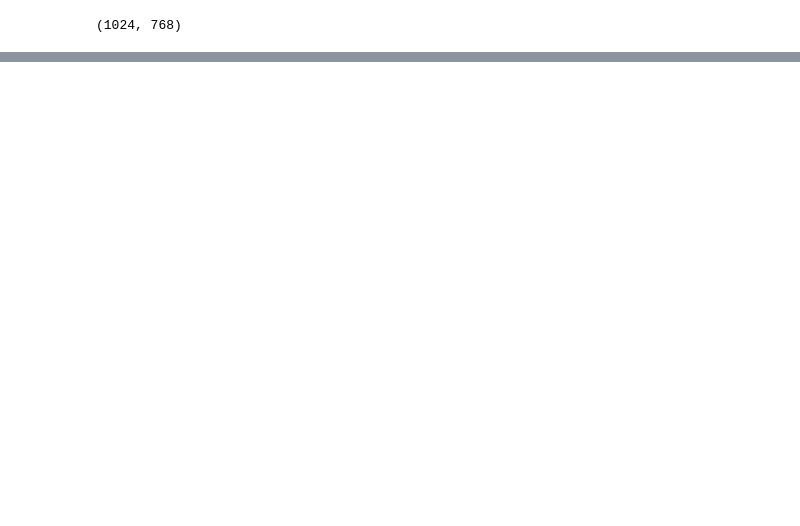
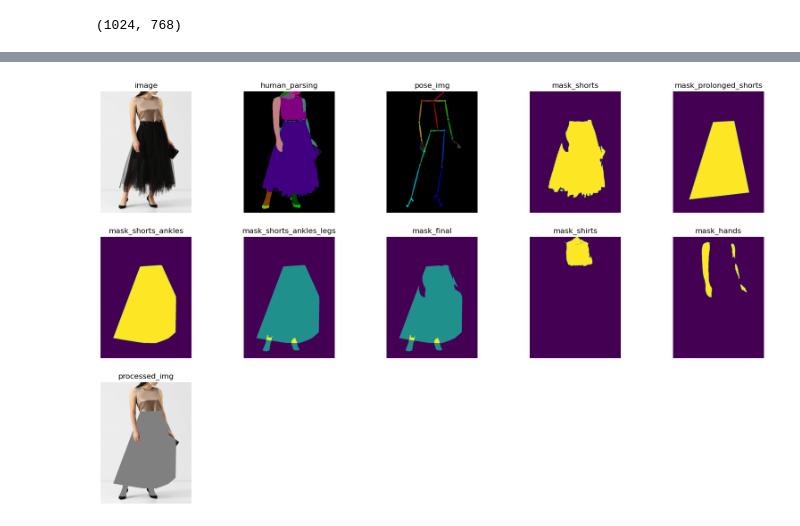
Before and after one commit to mShaldzhiyan/test_task_big, a Jupyter notebook: main.ipynb, the cells around one changed output, grey strips where cells are left out. Cells and saved outputs as stored; diff of their text form; code cells hidden in the pictures; blank space fills up the shorter version.

Commit message:
add full image ploting

```diff
--- a/main.ipynb
+++ b/main.ipynb
@@ -283,4 +293,4 @@ df['processed_img'] = processed_img
 SAVE_PROCESSED = True
 if SAVE_PROCESSED:
     for i, img in tqdm(enumerate(processed_img)):
-        img.save('C:/code/python/test_task_big/preprocessed_9/' + df.ids[i] + '.jpg')
+        img.save('C:/code/python/test_task_big/preprocessed_10/' + df.ids[i] + '.jpg')
@@ -297,2 +297,42 @@ def show_images_df(df, cols, index, save=False):
+# %%
+def show_images_df(df, cols, index, cols_per_row=5, save=False):
+    try:
+        num_images = len(cols)
+        num_rows = (num_images + cols_per_row - 1) // cols_per_row
+        fig, axes = plt.subplots(num_rows, cols_per_row, figsize=(20, 4*num_rows))
+        for i, col in enumerate(cols):
+            row = i // cols_per_row
+            col_index = i % cols_per_row
+            image = df.loc[index, col]
+            if not image:
+                print(f'no {col} image for index {index}')
+                continue
+            if num_rows == 1:
+                axes[col_index].set_title(col)
+                axes[col_index].imshow(image)
+                axes[col_index].axis('off')
+            else:
+                axes[row, col_index].set_title(col)
+                axes[row, col_index].imshow(image)
+                axes[row, col_index].axis('off')
+
+        # Hide the empty axes
+        for i in range(num_images, num_rows*cols_per_row):
+            if num_rows == 1:
+                axes[i].set_visible(False)
+            else:
+                row = i // cols_per_row
+                col_index = i % cols_per_row
+                axes[row, col_index].set_visible(False)
+
+        if save:
+            # save as jpg
+            plt.savefig('full_outs/' + df.ids[index] + '.jpg')
+            plt.close()
+        else:
+            plt.show()
+    except Exception as e:
+        # plt.close()
+        print(e)
 # %%
 df[df.ids.str.contains('168764')].index
@@ -301,3 +355,5 @@ df[df.ids.str.contains('178842')].index
 # %%
-img_cols = ['image', 'processed_img', 'human_parsing', 'mask_shorts_ankles', 'pose_img']
+img_cols = ['image', 'human_parsing', 'pose_img', 'mask_shorts', 'mask_prolonged_shorts', 'mask_shorts_ankles', 'mask_shorts_ankles_legs', 'mask_final', 'mask_shirts','mask_hands', 'processed_img']
 show_images_df(df, img_cols, 8)
+# %% [output]
+[figure, added]
```
Also changed, not shown: parts of 18 cells of this notebook, 1 other file.
